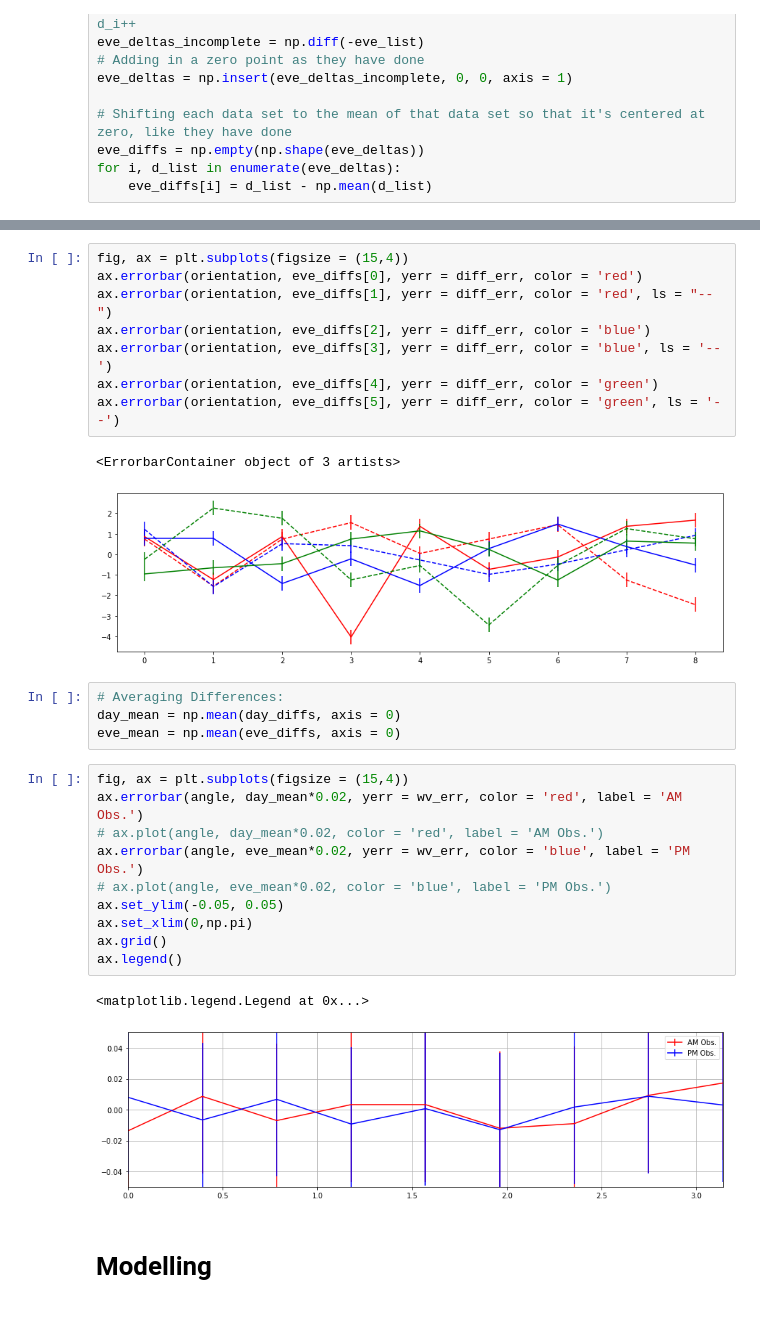
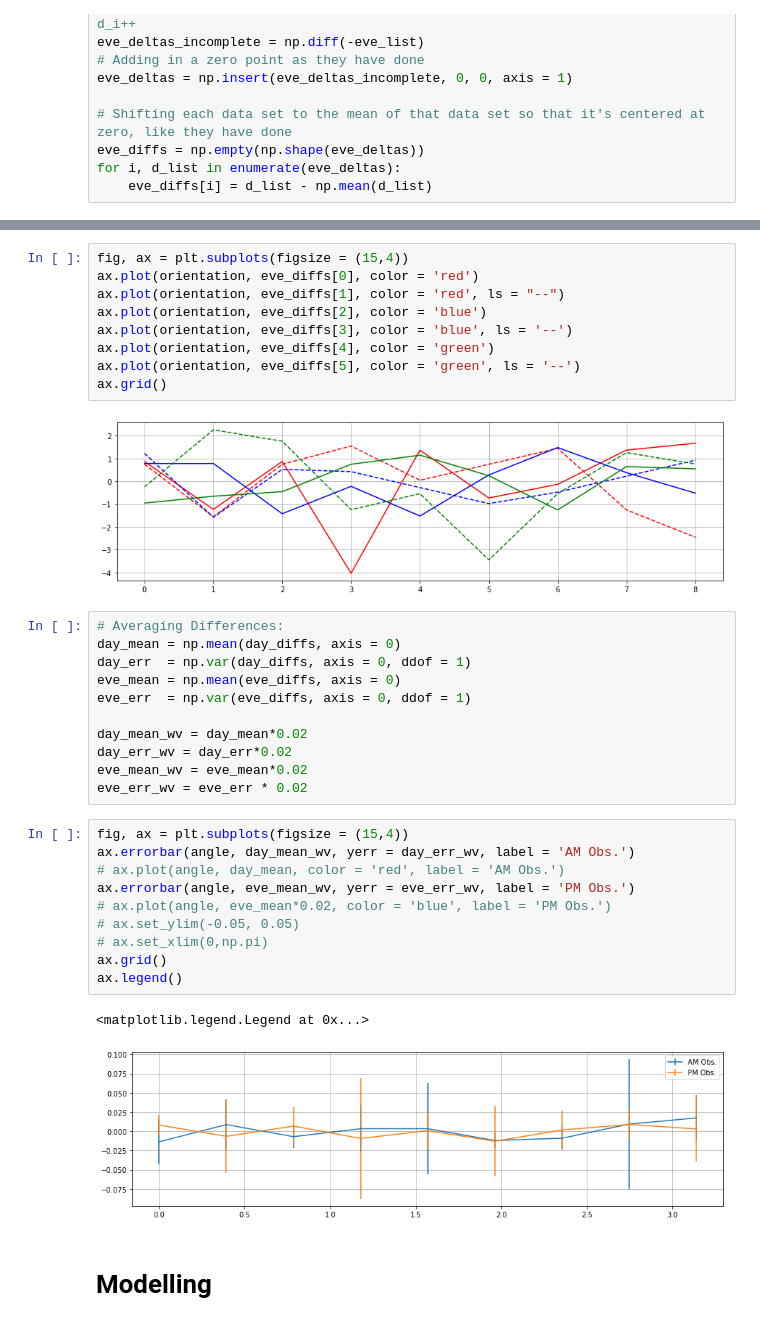
Before and after one commit to LAT-403/Project, a Jupyter notebook: QuickPlot.ipynb, the cells around one changed output, grey strips where cells are left out. Saved outputs shown, nothing was run; the diff lists cells and outputs as text.

Commit message:
Fixed the plots
calculated error in the day/night mean by using the variance

fixed the m-m model's amplitude, should have been 0.2 since total displacement is 0.4

```diff
--- a/QuickPlot.ipynb
+++ b/QuickPlot.ipynb
@@ -115,31 +90,38 @@ ax.errorbar(orientation, day_diffs[5], yerr = diff_err, color = 'green', ls = '-
 # %%
 fig, ax = plt.subplots(figsize = (15,4))
-ax.errorbar(orientation, eve_diffs[0], yerr = diff_err, color = 'red')
-ax.errorbar(orientation, eve_diffs[1], yerr = diff_err, color = 'red', ls = "--")
-ax.errorbar(orientation, eve_diffs[2], yerr = diff_err, color = 'blue')
-ax.errorbar(orientation, eve_diffs[3], yerr = diff_err, color = 'blue', ls = '--')
-ax.errorbar(orientation, eve_diffs[4], yerr = diff_err, color = 'green')
-ax.errorbar(orientation, eve_diffs[5], yerr = diff_err, color = 'green', ls = '--')
+ax.plot(orientation, eve_diffs[0], color = 'red')
+ax.plot(orientation, eve_diffs[1], color = 'red', ls = "--")
+ax.plot(orientation, eve_diffs[2], color = 'blue')
+ax.plot(orientation, eve_diffs[3], color = 'blue', ls = '--')
+ax.plot(orientation, eve_diffs[4], color = 'green')
+ax.plot(orientation, eve_diffs[5], color = 'green', ls = '--')
+ax.grid()
 # %% [output]
-<ErrorbarContainer object of 3 artists>
-[figure, old version]
+[figure, new version]
 # %%
 # Averaging Differences:
 day_mean = np.mean(day_diffs, axis = 0)
+day_err  = np.var(day_diffs, axis = 0, ddof = 1)
 eve_mean = np.mean(eve_diffs, axis = 0)
+eve_err  = np.var(eve_diffs, axis = 0, ddof = 1)
+
+day_mean_wv = day_mean*0.02
+day_err_wv = day_err*0.02
+eve_mean_wv = eve_mean*0.02
+eve_err_wv = eve_err * 0.02
 # %%
 fig, ax = plt.subplots(figsize = (15,4))
-ax.errorbar(angle, day_mean*0.02, yerr = wv_err, color = 'red', label = 'AM Obs.')
-# ax.plot(angle, day_mean*0.02, color = 'red', label = 'AM Obs.')
-ax.errorbar(angle, eve_mean*0.02, yerr = wv_err, color = 'blue', label = 'PM Obs.')
+ax.errorbar(angle, day_mean_wv, yerr = day_err_wv, label = 'AM Obs.')
+# ax.plot(angle, day_mean, color = 'red', label = 'AM Obs.')
+ax.errorbar(angle, eve_mean_wv, yerr = eve_err_wv, label = 'PM Obs.')
 # ax.plot(angle, eve_mean*0.02, color = 'blue', label = 'PM Obs.')
-ax.set_ylim(-0.05, 0.05)
-ax.set_xlim(0,np.pi)
+# ax.set_ylim(-0.05, 0.05)
+# ax.set_xlim(0,np.pi)
 ax.grid()
 ax.legend()
 # %% [output]
 <matplotlib.legend.Legend at 0x...>
-[figure, old version]
+[figure, new version]
 # %% [markdown]
 # Modelling
 # %% [markdown]
```
Also changed, not shown: parts of 8 cells of this notebook.
